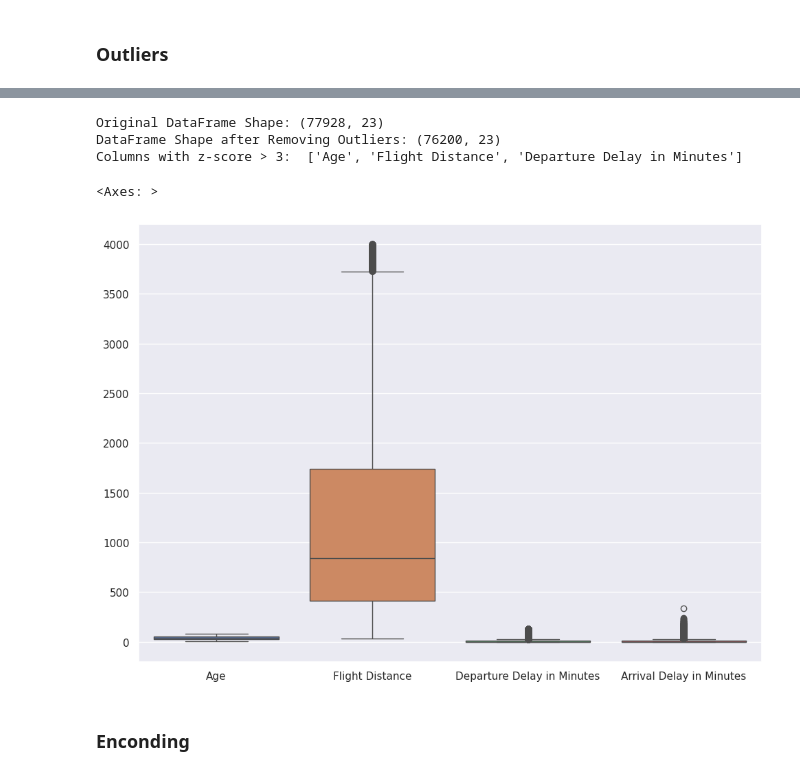
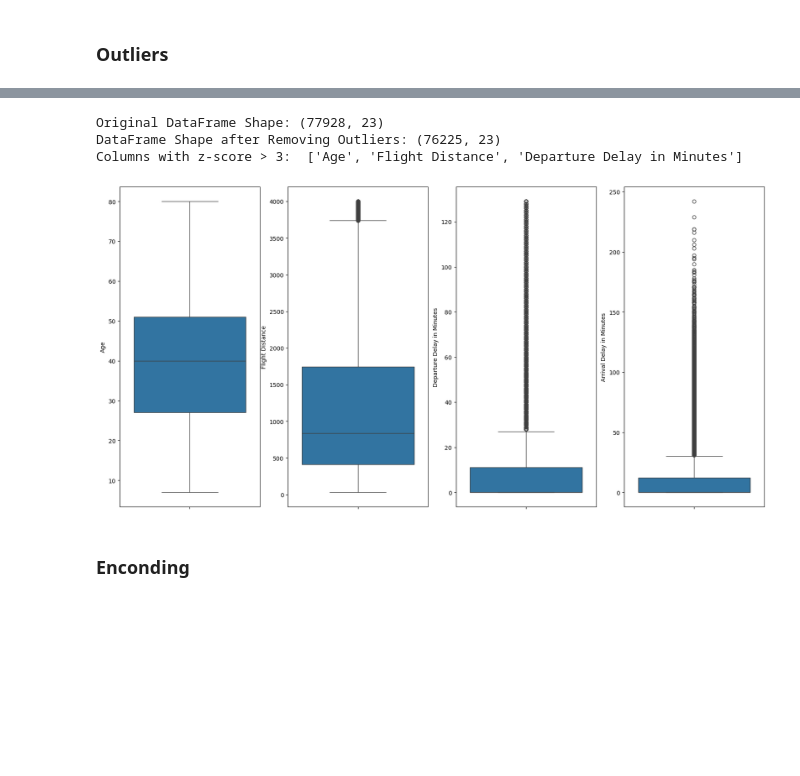
Before and after one commit to Charlesbr101/projeto-redes-neurais, a Jupyter notebook: main.ipynb, the cells around one changed output, grey strips where cells are left out. Saved outputs shown, nothing was run; the diff lists cells and outputs as text; code cells hidden in the pictures; blank space fills up the shorter version.

```diff
--- a/main.ipynb
+++ b/main.ipynb
@@ -122,7 +122,12 @@ train_df.reset_index(drop=True, inplace=True)
 
 cols = ['Age', 'Flight Distance', 'Departure Delay in Minutes', 'Arrival Delay in Minutes']
 
-sns.set_theme(rc={'figure.figsize':(11.7,8.27)})
+# sns.set_theme(rc={'figure.figsize':(11.7,8.27)})
+plt.rcParams["figure.figsize"] = (20,10)
 
-sns.boxplot(data=train_df[cols])
+fig, axs = plt.subplots(1,len(cols))
+
+for col, ax in zip(cols, axs):
+
+  sns.boxplot(data=train_df[col], ax=ax)
 # %% [output]
@@ -131,25 +135,27 @@ sns.boxplot(data=train_df[cols])
 # %%
 print("Original DataFrame Shape:", train_df.shape)
 z_score_col = []
 for cl in cols:
     z = np.abs(stats.zscore(train_df[cl]))
     outlier_set = (np.where(z > 3)[0])
     train_df = train_df.drop(index=outlier_set)
     train_df.reset_index(drop=True, inplace=True)
     if len(outlier_set > 0):
         z_score_col.append(cl)
 
 
 print("DataFrame Shape after Removing Outliers:", train_df.shape)
 print('Columns with z-score > 3: ', z_score_col)
 
-sns.boxplot(data=train_df[cols])
+fig, axs = plt.subplots(1,len(cols))
+for col, ax in zip(cols, axs):
+
+  sns.boxplot(data=train_df[col], ax=ax)
 # %% [output]
 Original DataFrame Shape: (77928, 23)
-DataFrame Shape after Removing Outliers: (76200, 23)
+DataFrame Shape after Removing Outliers: (76225, 23)
 Columns with z-score > 3:  ['Age', 'Flight Distance', 'Departure Delay in Minutes']
-<Axes: >
-[figure, old version]
+[figure, new version]
 # %% [markdown]
 ### Enconding
 # %% [markdown]
```
Also changed, not shown: parts of 66 cells of this notebook.
